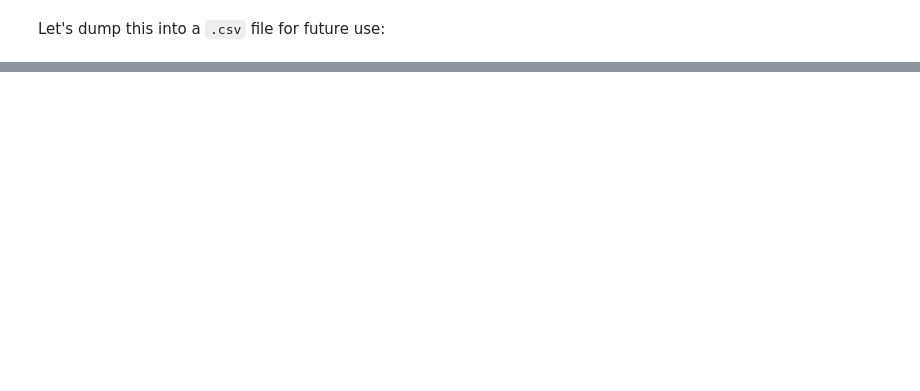
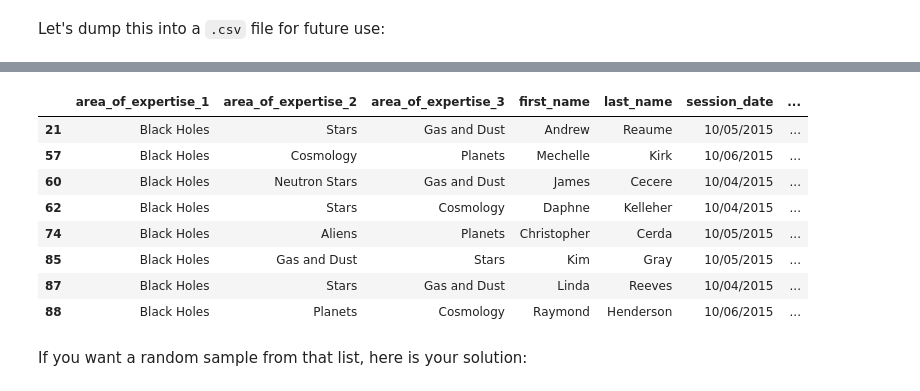
Before and after one commit to dhuppenkothen/ConferenceChairs, a Jupyter notebook: ConferenceChairSelection.ipynb, the cells around one changed output, grey strips where cells are left out. Drawn from its saved outputs; the diff is of its cells as text; code cells hidden in the pictures; blank space fills up the shorter version.

```diff
--- a/ConferenceChairSelection.ipynb
+++ b/ConferenceChairSelection.ipynb
@@ -65,0 +79,2 @@ Let's dump this into a `.csv` file for future use:
+# %%
+df = pd.read_csv("example_chairs.csv")
@@ -65,0 +100,2 @@ Let's dump this into a `.csv` file for future use:
+# %%
+df.index += 2
@@ -65,0 +115,8 @@ Let's dump this into a `.csv` file for future use:
+# %%
+area1 = df["area_of_expertise_1"]
+area2 = df["area_of_expertise_2"]
+area3 = df["area_of_expertise_3"]
+
+session_date = df["session_date"]
+session_start = df["session_start"]
+session_end = df["session_end"]
@@ -65,0 +125,7 @@ Let's dump this into a `.csv` file for future use:
+# %%
+## Extrasolar Planets, Theory 1
+black_holes = df[((area1 == "Black Holes") & (
+                 ((session_date == "10/05/2015") &
+                            (session_start != "2:00:00 PM") &
+                            (session_end != "3:30:00 PM")) |
+                      (session_date != "10/05/2015")))]
@@ -65,0 +142,14 @@ Let's dump this into a `.csv` file for future use:
+# %%
+black_holes
+# %% [output]
+|  | area_of_expertise_1 | area_of_expertise_2 | area_of_expertise_3 | first_name | last_name | session_date | ... |
+| 21 | Black Holes | Stars | Gas and Dust | Andrew | Reaume | 10/05/2015 | ... |
+| 57 | Black Holes | Cosmology | Planets | Mechelle | Kirk | 10/06/2015 | ... |
+| 60 | Black Holes | Neutron Stars | Gas and Dust | James | Cecere | 10/04/2015 | ... |
+| 62 | Black Holes | Stars | Cosmology | Daphne | Kelleher | 10/04/2015 | ... |
+| 74 | Black Holes | Aliens | Planets | Christopher | Cerda | 10/05/2015 | ... |
+| 85 | Black Holes | Gas and Dust | Stars | Kim | Gray | 10/05/2015 | ... |
+| 87 | Black Holes | Stars | Gas and Dust | Linda | Reeves | 10/04/2015 | ... |
+| 88 | Black Holes | Planets | Cosmology | Raymond | Henderson | 10/06/2015 | ... |
+# %% [markdown]
+If you want a random sample from that list, here is your solution:
```
Also changed, not shown: parts of 20 cells of this notebook, 1 other file.
